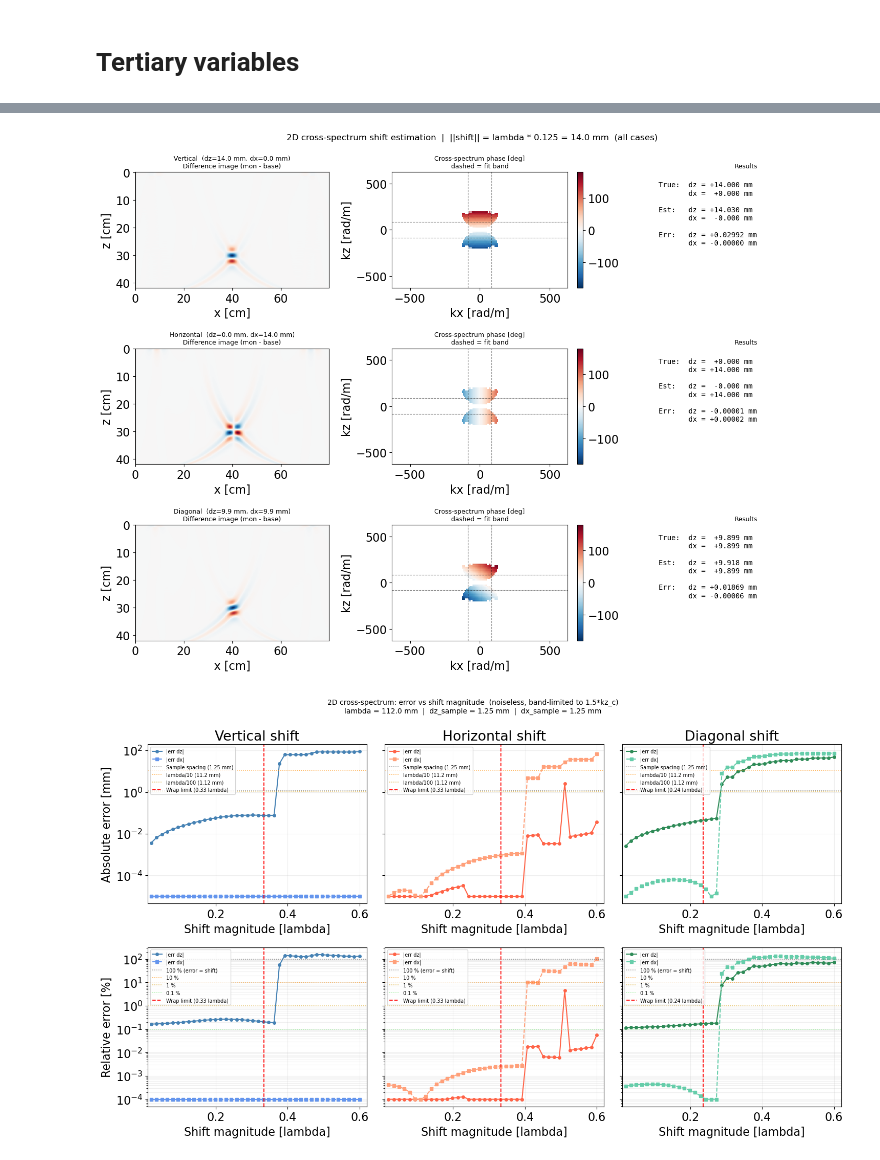
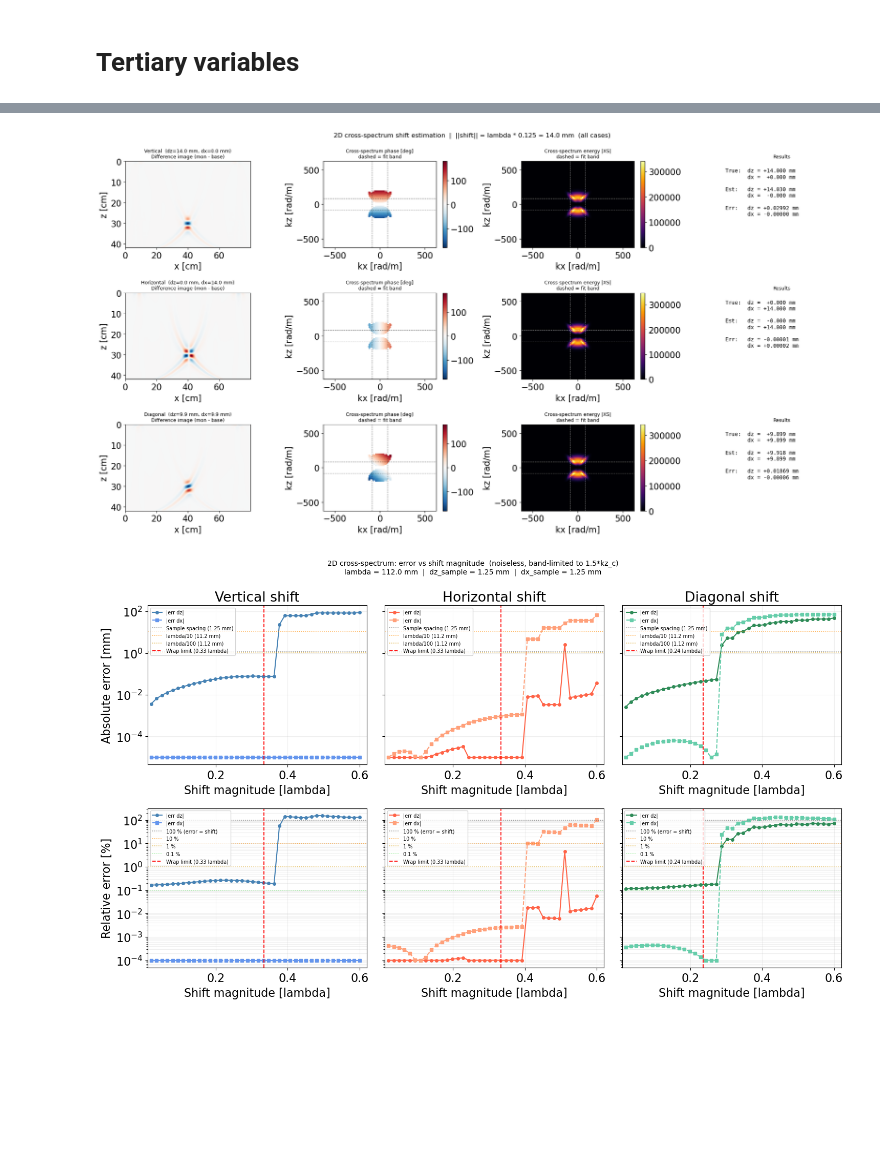
Before and after one commit to ConnervanK/Thesiss, a Jupyter notebook: TimeLapse_Notebooks/R_PhasePlaneFit.ipynb, the cells around one changed output, grey strips where cells are left out. Cells and saved outputs as stored; diff of their text form; code cells hidden in the pictures; blank space fills up the shorter version.

```diff
--- a/TimeLapse_Notebooks/R_PhasePlaneFit.ipynb
+++ b/TimeLapse_Notebooks/R_PhasePlaneFit.ipynb
@@ -331,15 +331,15 @@ kz_c = 2 * np.pi / lam
 sf   = 1/8
 
 cases = [
-    ('Vertical',   sf * lam,              0.0                  ),
-    ('Horizontal', 0.0,                   sf * lam             ),
-    ('Diagonal',   sf * lam / np.sqrt(2), sf * lam / np.sqrt(2)),
+    ("Vertical",   sf * lam,              0.0                  ),
+    ("Horizontal", 0.0,                   sf * lam             ),
+    ("Diagonal",   sf * lam / np.sqrt(2), sf * lam / np.sqrt(2)),
 ]
 
-fig, axes = plt.subplots(3, 3, figsize=(15, 11))
+fig, axes = plt.subplots(3, 4, figsize=(20, 11))
 fig.suptitle(
-    f'2D cross-spectrum shift estimation  |  '
-    f'||shift|| = lambda * {sf} = {sf * lam * 1e3:.1f} mm  (all cases)',
+    f"2D cross-spectrum shift estimation  |  "
+    f"||shift|| = lambda * {sf} = {sf * lam * 1e3:.1f} mm  (all cases)",
     fontsize=12
 )
 
@@ -356,54 +356,67 @@ for row, (name, true_dz, true_dx) in enumerate(cases):
     kx_s     = np.fft.fftshift(kx_ax)
     energy   = np.abs(XS_s)
     phi_show = np.where(energy > 0.05 * energy.max(),
                         np.degrees(np.angle(XS_s)), np.nan)
 
     # Col 0: difference image
     ax   = axes[row, 0]
     diff = mon - mig_v_base
     vmax = np.max(np.abs(diff))
     ax.pcolormesh(x_b * 100, z_mig * 100, diff,
-                  cmap='RdBu_r', vmin=-vmax, vmax=vmax, shading='auto')
+                  cmap="RdBu_r", vmin=-vmax, vmax=vmax, shading="auto")
     ax.set_title(
-        f'{name}  (dz={true_dz*1e3:.1f} mm, dx={true_dx*1e3:.1f} mm)\n'
-        'Difference image (mon - base)', fontsize=9
+        f"{name}  (dz={true_dz*1e3:.1f} mm, dx={true_dx*1e3:.1f} mm)\n"
+        "Difference image (mon - base)", fontsize=9
     )
-    ax.set_xlabel('x [cm]');  ax.set_ylabel('z [cm]')
+    ax.set_xlabel("x [cm]");  ax.set_ylabel("z [cm]")
     ax.invert_yaxis()
 
     # Col 1: cross-spectrum phase
     ax2 = axes[row, 1]
     im2 = ax2.pcolormesh(kx_s, kz_s, phi_show,
-                         cmap='RdBu_r', vmin=-180, vmax=180, shading='auto')
+                         cmap="RdBu_r", vmin=-180, vmax=180, shading="auto")
     klim = 1.5 * kz_c
     for sgn in [-1, 1]:
-        ax2.axhline(sgn * klim, color='k', lw=0.8, ls='--', alpha=0.5)
-        ax2.axvline(sgn * klim, color='k', lw=0.8, ls='--', alpha=0.5)
-    ax2.set_title('Cross-spectrum phase [deg]\ndashed = fit band', fontsize=9)
-    ax2.set_xlabel('kx [rad/m]');  ax2.set_ylabel('kz [rad/m]')
+        ax2.axhline(sgn * klim, color="k", lw=0.8, ls="--", alpha=0.5)
+        ax2.axvline(sgn * klim, color="k", lw=0.8, ls="--", alpha=0.5)
+    ax2.set_title("Cross-spectrum phase [deg]\ndashed = fit band", fontsize=9)
+    ax2.set_xlabel("kx [rad/m]");  ax2.set_ylabel("kz [rad/m]")
     ax2.set_xlim(kx_s.min() / 4, kx_s.max() / 4)
     ax2.set_ylim(kz_s.min() / 4, kz_s.max() / 4)
     plt.colorbar(im2, ax=ax2, fraction=0.046)
 
-    # Col 2: results
-    ax3 = axes[row, 2]
-    ax3.axis('off')
+    # Col 2: energy |XS|
+    ax4 = axes[row, 2]
+    im4 = ax4.pcolormesh(kx_s, kz_s, energy,
+                         cmap="inferno", shading="auto")
+    for sgn in [-1, 1]:
+        ax4.axhline(sgn * klim, color="w", lw=0.8, ls="--", alpha=0.5)
+        ax4.axvline(sgn * klim, color="w", lw=0.8, ls="--", alpha=0.5)
+    ax4.set_title("Cross-spectrum energy |XS|\ndashed = fit band", fontsize=9)
+    ax4.set_xlabel("kx [rad/m]");  ax4.set_ylabel("kz [rad/m]")
+    ax4.set_xlim(kx_s.min() / 4, kx_s.max() / 4)
+    ax4.set_ylim(kz_s.min() / 4, kz_s.max() / 4)
+    plt.colorbar(im4, ax=ax4, fraction=0.046)
+
+    # Col 3: results
+    ax3 = axes[row, 3]
+    ax3.axis("off")
     txt = (
-        f'True:  dz = {true_dz * 1e3:+7.3f} mm\n'
-        f'       dx = {true_dx * 1e3:+7.3f} mm\n\n'
-        f'Est:   dz = {dz_est  * 1e3:+7.3f} mm\n'
-        f'       dx = {dx_est  * 1e3:+7.3f} mm\n\n'
-        f'Err:   dz = {(dz_est - true_dz) * 1e3:+.5f} mm\n'
-        f'       dx = {(dx_est - true_dx) * 1e3:+.5f} mm'
+        f"True:  dz = {true_dz * 1e3:+7.3f} mm\n"
+        f"       dx = {true_dx * 1e3:+7.3f} mm\n\n"
+        f"Est:   dz = {dz_est  * 1e3:+7.3f} mm\n"
+        f"       dx = {dx_est  * 1e3:+7.3f} mm\n\n"
+        f"Err:   dz = {(dz_est - true_dz) * 1e3:+.5f} mm\n"
+        f"       dx = {(dx_est - true_dx) * 1e3:+.5f} mm"
     )
     ax3.text(0.05, 0.92, txt, transform=ax3.transAxes,
-             fontsize=10, family='monospace', verticalalignment='top')
-    ax3.set_title('Results', fontsize=9)
+             fontsize=10, family="monospace", verticalalignment="top")
+    ax3.set_title("Results", fontsize=9)
 
 plt.tight_layout()
 plt.show()
 # %% [output]
-[figure, old version]
+[figure, new version]
 # %%
 # =============================================================================
 # 2D cross-spectrum estimator: error vs shift magnitude
```
Also changed, not shown: parts of 9 cells of this notebook, 6 other files.
